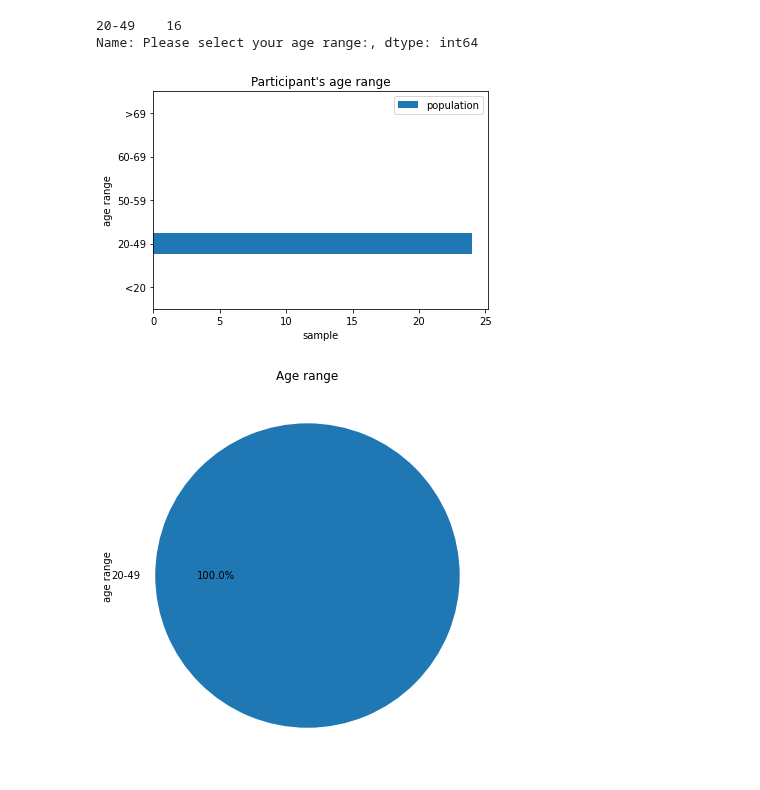
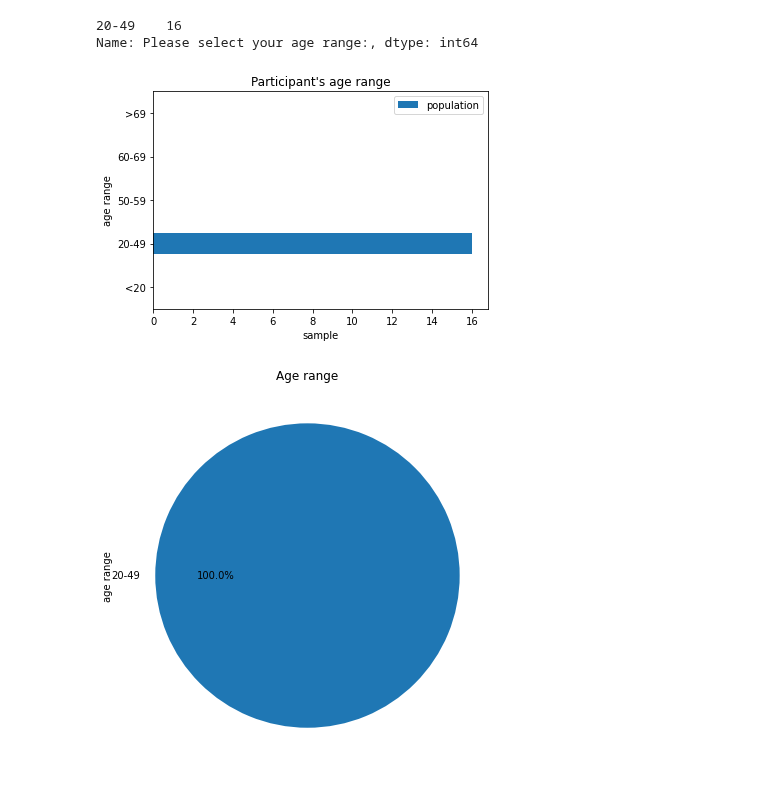
Before and after one commit to YuxuanZhou1/Character-Recorder-DA, a Jupyter notebook: Research Analysis.ipynb, the cells around one changed output. Saved outputs shown, nothing was run; the diff lists cells and outputs as text; code cells hidden in the pictures.

```diff
--- a/Research Analysis.ipynb
+++ b/Research Analysis.ipynb
@@ -70,16 +70,16 @@ Demo["Please select your age range:"].value_counts()
 20-49    16
 Name: Please select your age range:, dtype: int64
 # %%
-df = pd.DataFrame({'age':['<20', '20-49', '50-59','60-69', '>69'], 'population':[0, 24, 0, 0, 0]})
+df = pd.DataFrame({'age':['<20', '20-49', '50-59','60-69', '>69'], 'population':[0, 16, 0, 0, 0]})
 df.plot.barh(x='age', y='population')
 plt.title("Participant's age range")
 plt.xlabel("sample")
 plt.ylabel("age range")
 
 plt.savefig(os.path.join('Pics/Research Analysis/age-hist.png'), dpi=300, format='png', bbox_inches='tight')
 plt.show()
 # %% [output]
-[figure, old version]
+[figure, new version]
 # %%
 # Pie chart of Participant's age range distribution.
 plt.figure(figsize=[9,7])
```
Also changed, not shown: 59 other files.
